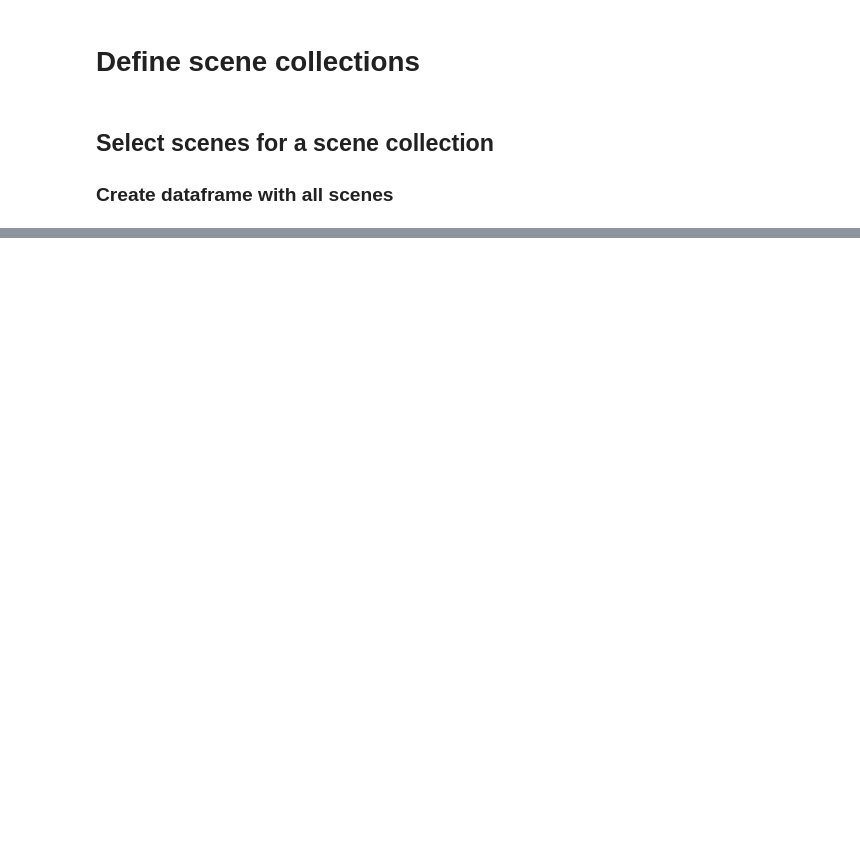
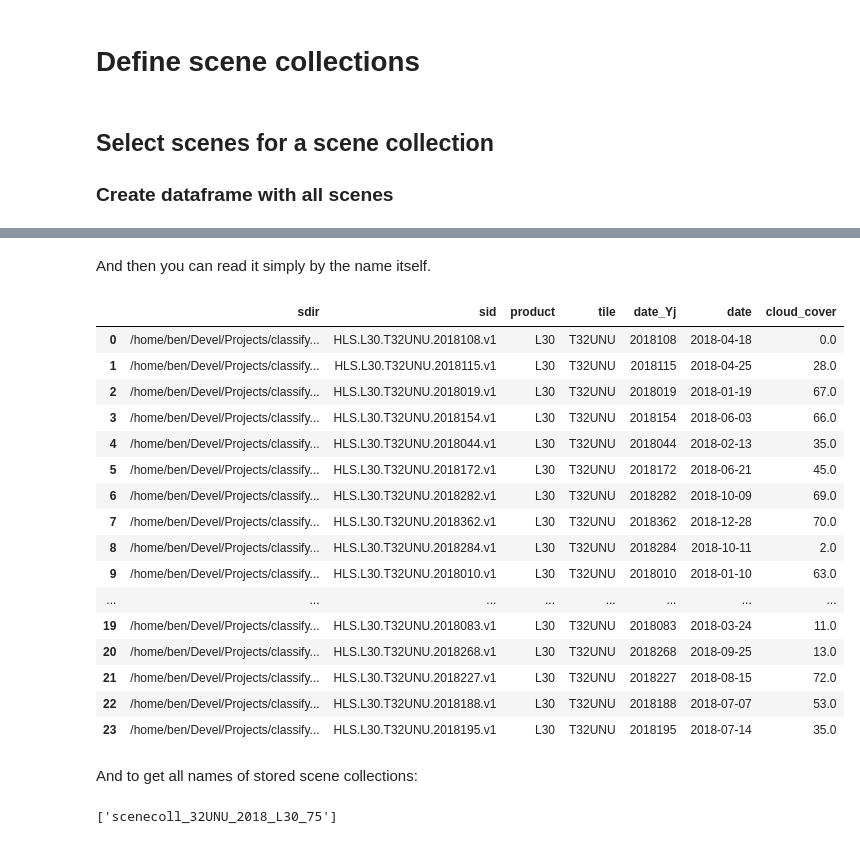
Before and after one commit to benmack/classify-hls, a Jupyter notebook: notebooks/02_interim/02_raster/03_scene_collections.ipynb, the cells around one changed output, grey strips where cells are left out. Drawn from its saved outputs; the diff is of its cells as text; code cells hidden in the pictures; blank space fills up the shorter version.

```diff
--- a/notebooks/02_interim/02_raster/03_scene_collections.ipynb
+++ b/notebooks/02_interim/02_raster/03_scene_collections.ipynb
@@ -54,0 +75,28 @@ scenelist.plot(x="date", y="cloud_cover")
+# %% [markdown]
+And then you can read it simply by the name itself.
+# %%
+prjconf.read_scene_collection(scenecoll_name)
+# %% [output]
+|  | sdir | sid | product | tile | date_Yj | date | cloud_cover |
+| 0 | /home/ben/Devel/Projects/classify... | HLS.L30.T32UNU.2018108.v1 | L30 | T32UNU | 2018108 | 2018-04-18 | 0.0 |
+| 1 | /home/ben/Devel/Projects/classify... | HLS.L30.T32UNU.2018115.v1 | L30 | T32UNU | 2018115 | 2018-04-25 | 28.0 |
+| 2 | /home/ben/Devel/Projects/classify... | HLS.L30.T32UNU.2018019.v1 | L30 | T32UNU | 2018019 | 2018-01-19 | 67.0 |
+| 3 | /home/ben/Devel/Projects/classify... | HLS.L30.T32UNU.2018154.v1 | L30 | T32UNU | 2018154 | 2018-06-03 | 66.0 |
+| 4 | /home/ben/Devel/Projects/classify... | HLS.L30.T32UNU.2018044.v1 | L30 | T32UNU | 2018044 | 2018-02-13 | 35.0 |
+| 5 | /home/ben/Devel/Projects/classify... | HLS.L30.T32UNU.2018172.v1 | L30 | T32UNU | 2018172 | 2018-06-21 | 45.0 |
+| 6 | /home/ben/Devel/Projects/classify... | HLS.L30.T32UNU.2018282.v1 | L30 | T32UNU | 2018282 | 2018-10-09 | 69.0 |
+| 7 | /home/ben/Devel/Projects/classify... | HLS.L30.T32UNU.2018362.v1 | L30 | T32UNU | 2018362 | 2018-12-28 | 70.0 |
+| 8 | /home/ben/Devel/Projects/classify... | HLS.L30.T32UNU.2018284.v1 | L30 | T32UNU | 2018284 | 2018-10-11 | 2.0 |
+| 9 | /home/ben/Devel/Projects/classify... | HLS.L30.T32UNU.2018010.v1 | L30 | T32UNU | 2018010 | 2018-01-10 | 63.0 |
+| ... | ... | ... | ... | ... | ... | ... | ... |
+| 19 | /home/ben/Devel/Projects/classify... | HLS.L30.T32UNU.2018083.v1 | L30 | T32UNU | 2018083 | 2018-03-24 | 11.0 |
+| 20 | /home/ben/Devel/Projects/classify... | HLS.L30.T32UNU.2018268.v1 | L30 | T32UNU | 2018268 | 2018-09-25 | 13.0 |
+| 21 | /home/ben/Devel/Projects/classify... | HLS.L30.T32UNU.2018227.v1 | L30 | T32UNU | 2018227 | 2018-08-15 | 72.0 |
+| 22 | /home/ben/Devel/Projects/classify... | HLS.L30.T32UNU.2018188.v1 | L30 | T32UNU | 2018188 | 2018-07-07 | 53.0 |
+| 23 | /home/ben/Devel/Projects/classify... | HLS.L30.T32UNU.2018195.v1 | L30 | T32UNU | 2018195 | 2018-07-14 | 35.0 |
+# %% [markdown]
+And to get all names of stored scene collections:
+# %%
+prjconf.get_scene_collection_names()
+# %% [output]
+['scenecoll_32UNU_2018_L30_75']
```
Also changed, not shown: parts of 7 cells of this notebook, 1 other file.
